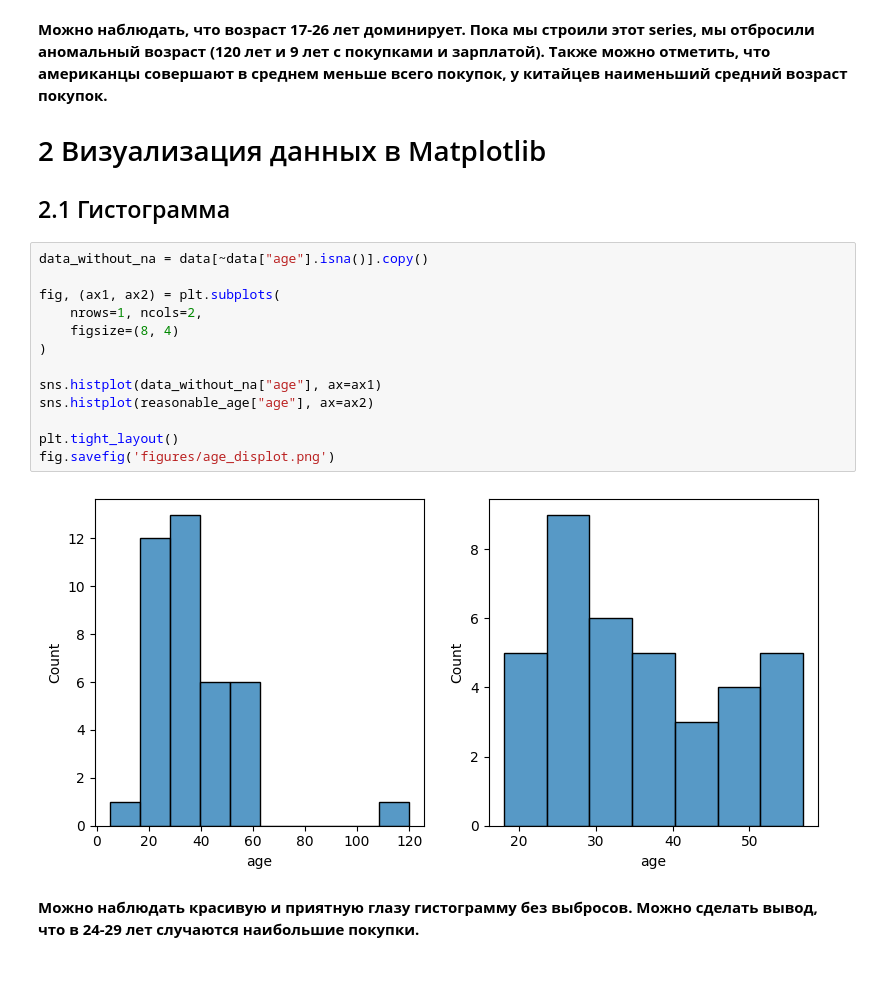
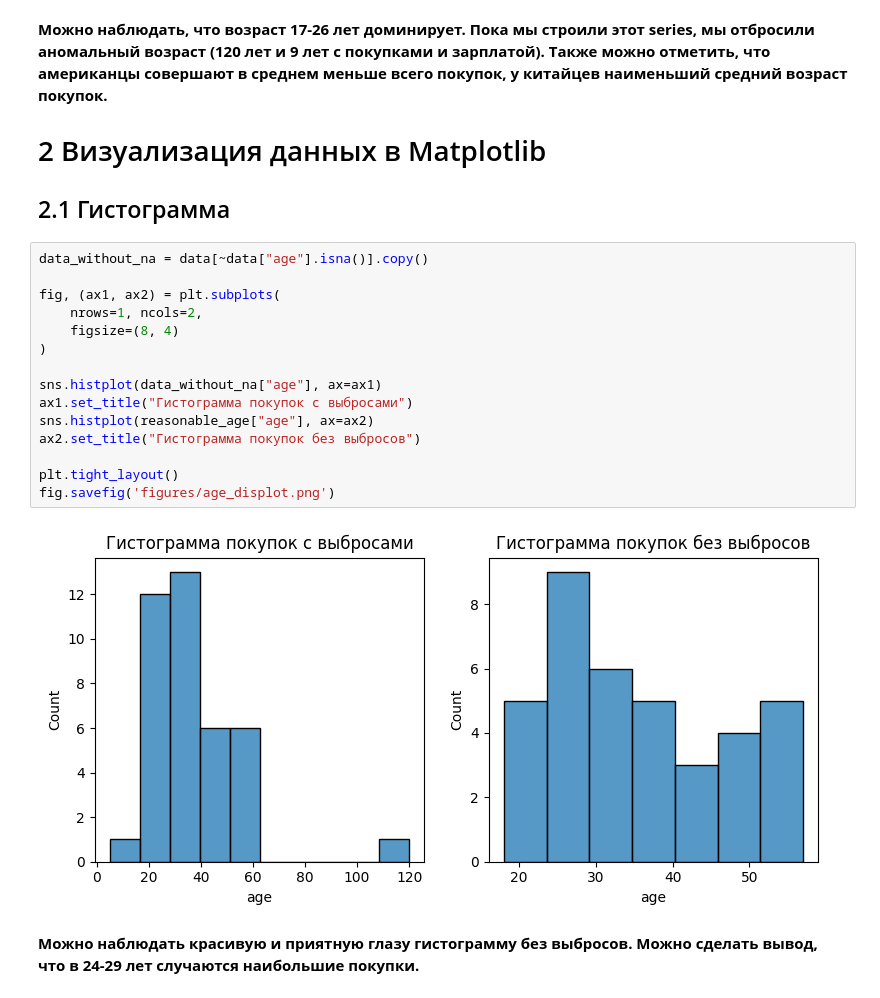
Before and after one commit to cobra-bubbles/AI_course, a Jupyter notebook: homeworks/HW02/HW02.ipynb, the cells around one changed output. Drawn from its saved outputs; the diff is of its cells as text.

Commit message:
Сделанная вторая домашка с figures

```diff
--- a/homeworks/HW02/HW02.ipynb
+++ b/homeworks/HW02/HW02.ipynb
@@ -225,18 +225,20 @@ The default of observed=False is deprecated and will be changed to True in a fut
 # %%
 data_without_na = data[~data["age"].isna()].copy()
 
 fig, (ax1, ax2) = plt.subplots(
     nrows=1, ncols=2,
     figsize=(8, 4)
 )
 
 sns.histplot(data_without_na["age"], ax=ax1)
+ax1.set_title("Гистограмма покупок с выбросами")
 sns.histplot(reasonable_age["age"], ax=ax2)
+ax2.set_title("Гистограмма покупок без выбросов")
 
 plt.tight_layout()
 fig.savefig('figures/age_displot.png')
 # %% [output]
-[figure, old version]
+[figure, new version]
 # %% [markdown]
 **Можно наблюдать красивую и приятную глазу гистограмму без выбросов. Можно сделать вывод, что в 24-29 лет случаются наибольшие покупки.**
 # %%
```
Also changed, not shown: 2 other files.
